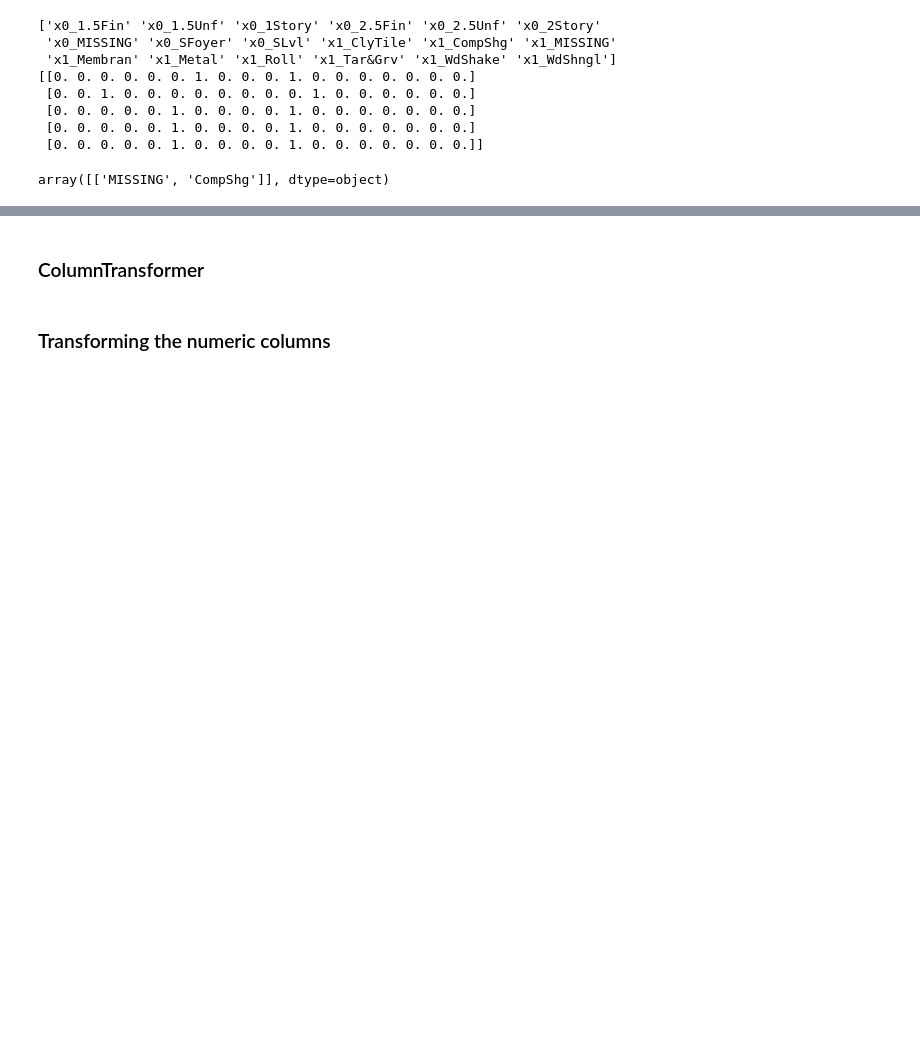
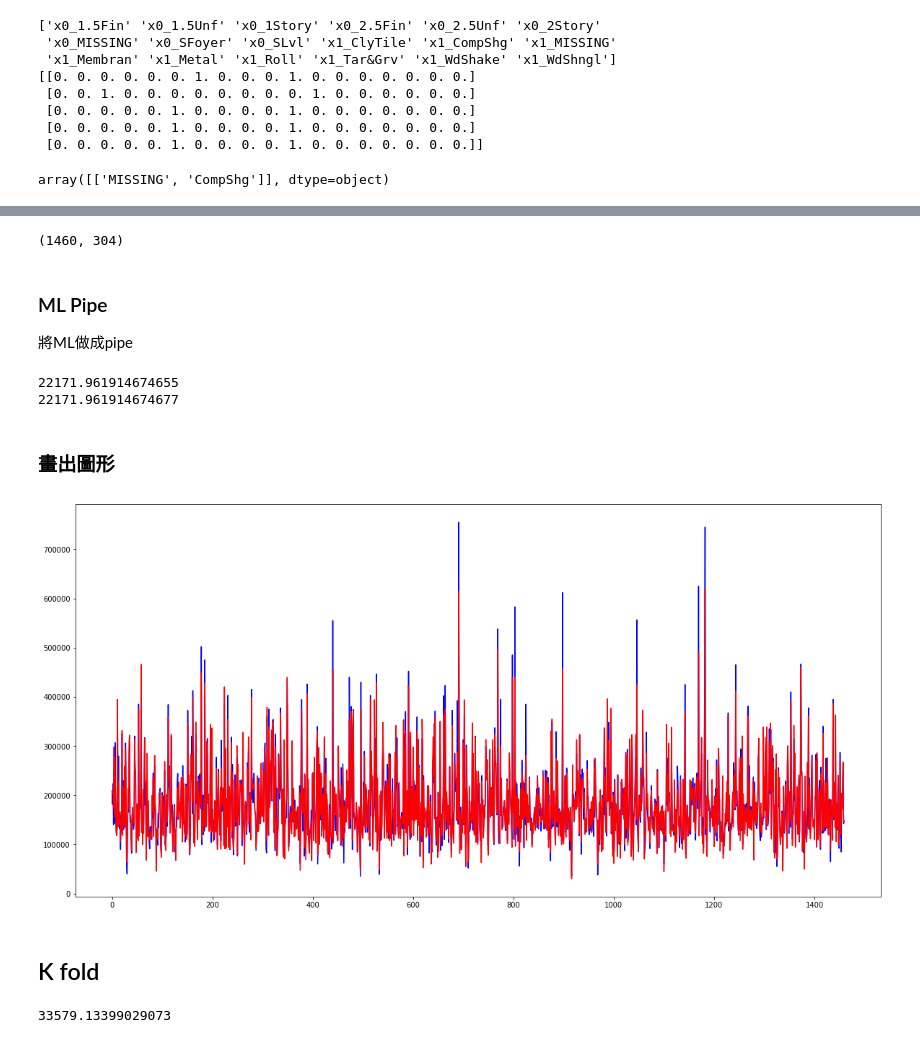
Before and after one commit to neohung/ml_note, a Jupyter notebook: lesson/data_preprocessing.ipynb, the cells around one changed output, grey strips where cells are left out. Saved outputs shown, nothing was run; the diff lists cells and outputs as text; code cells hidden in the pictures; blank space fills up the shorter version.

```diff
--- a/lesson/data_preprocessing.ipynb
+++ b/lesson/data_preprocessing.ipynb
@@ -176,4 +242,70 @@ array([['MISSING', 'CompShg']], dtype=object)
+# %%
+from sklearn.pipeline import Pipeline
+from sklearn.compose import ColumnTransformer
+from sklearn.preprocessing import StandardScaler
+from sklearn.impute import SimpleImputer
+from sklearn.preprocessing import OneHotEncoder
+
+category_imputer_step = ('category_si_step', SimpleImputer(strategy='constant', fill_value='MISSING'))
+category_encoder_step = ('category_onehot_step', OneHotEncoder(sparse=False, handle_unknown='ignore'))
+category_pipe = Pipeline([category_imputer_step,category_encoder_step])
+
+num_imputer_step = ('num_si_step', SimpleImputer(strategy='median'))
+num_standatd_step = ('num_ss_step', StandardScaler())
+num_pipe = Pipeline([num_imputer_step,num_standatd_step])
+
+ct_transformers = [('num_ct_transformers', num_pipe, numeric_column_name),
+                   ('category_ct_transformers', category_pipe, category_column_name)
+                  ]
+ct = ColumnTransformer(transformers=ct_transformers)
+X_ct = ct.fit_transform(X)
+print(X_ct.shape)
+# %% [output]
+(1460, 304)
+# %% [markdown]
+### ML Pipe
+將ML做成pipe
+# %%
+from sklearn.linear_model import Ridge
+from sklearn.metrics import mean_squared_error
+
+ml_pipe = Pipeline([('transform', ct), ('ridge', Ridge())])
+ml_pipe.fit(X, y)
+prediction = ml_pipe.predict(X)
+rms_error = np.sqrt(sum([(prediction[i]-y[i])**2 for i in range(len(y))])/float(len(y)))
+print(rms_error)
+print(np.sqrt(mean_squared_error(y_pred=prediction,y_true=y)))
+# %% [output]
+22171.961914674655
+22171.961914674677
 # %% [markdown]
-### ColumnTransformer
+### 畫出圖形
-# %% [markdown]
-### Transforming the numeric columns
+# %%
+import matplotlib.pyplot as plt
+%matplotlib inline
+plt.figure(figsize=(20,10))
+x = np.arange(len(y))
+plt.plot(x,y,c='b')
+plt.plot(x,prediction,c='r')
+plt.show()
+# %% [output]
+[figure, added]
+# %% [markdown]
+## K fold
+# %%
+from sklearn.model_selection import KFold, cross_val_score
+ml_pipe = Pipeline([('transform', ct), ('ridge', Ridge())])
+kf = KFold(n_splits=5, shuffle=True, random_state=123)
+rms_kfold = []
+for train_index, validation_index in kf.split(X):
+    # X is pandas type
+    X_train, X_validation =  X.iloc[train_index],  X.iloc[validation_index]
+    # y is ndarray type
+    y_train, y_validation = y[train_index], y[validation_index]
+    ml_pipe.fit(X_train, y_train)
+    prediction = ml_pipe.predict(X_validation)
+    rms_kfold.append(np.sqrt(mean_squared_error(y_pred=prediction,y_true=y_validation)))
+
+np.mean(rms_kfold)
+# %% [output]
+33579.13399029073
```
Also changed, not shown: parts of 15 cells of this notebook, 10 other files.
